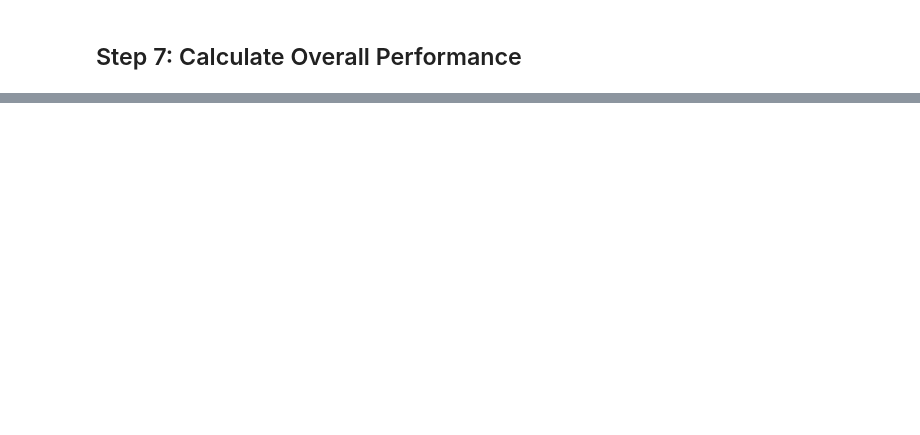
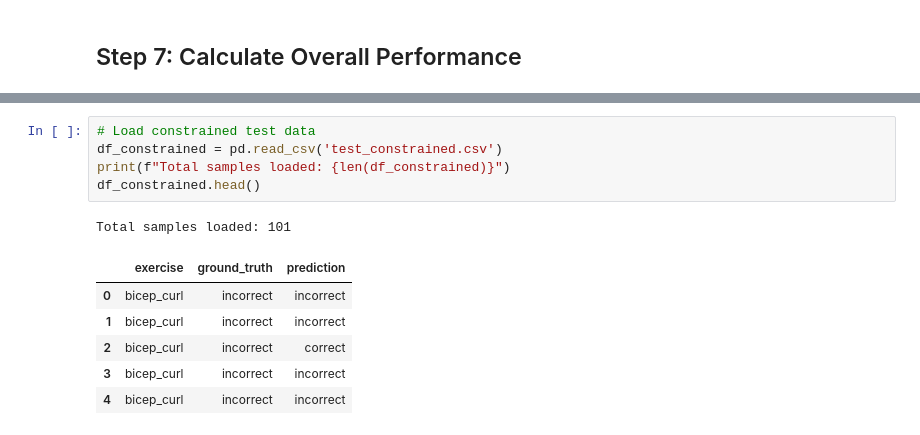
Before and after one commit to manaralbader/AI-Powered-Coach, a Jupyter notebook: frontend/accuracy.ipynb, the cells around one changed output, grey strips where cells are left out. Drawn from its saved outputs; the diff is of its cells as text; blank space fills up the shorter version.

```diff
--- a/frontend/accuracy.ipynb
+++ b/frontend/accuracy.ipynb
@@ -223,0 +261,13 @@ With an **86.1% overall accuracy**, the AI coach is performing well.
+# %%
+# Load constrained test data
+df_constrained = pd.read_csv('test_constrained.csv')
+print(f"Total samples loaded: {len(df_constrained)}")
+df_constrained.head()
+# %% [output]
+Total samples loaded: 101
+|  | exercise | ground_truth | prediction |
+| 0 | bicep_curl | incorrect | incorrect |
+| 1 | bicep_curl | incorrect | incorrect |
+| 2 | bicep_curl | incorrect | correct |
+| 3 | bicep_curl | incorrect | incorrect |
+| 4 | bicep_curl | incorrect | incorrect |
```
Also changed, not shown: parts of 18 cells of this notebook, 3 other files.
